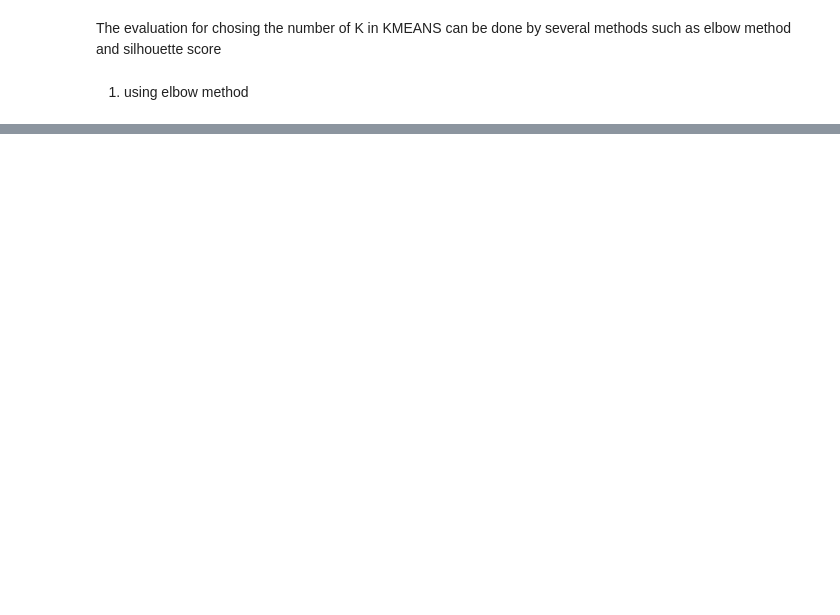
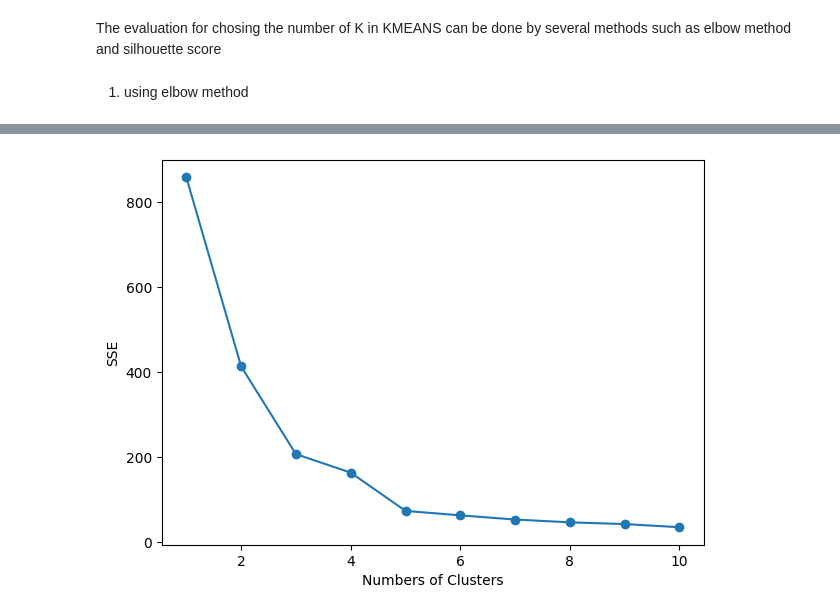
Before and after one commit to Trsh16/TugasW05-Datmin, a Jupyter notebook: Exercise_Week_6_Clustering.ipynb, the cells around one changed output, grey strips where cells are left out. Drawn from its saved outputs; the diff is of its cells as text; code cells hidden in the pictures; blank space fills up the shorter version.

```diff
--- a/Exercise_Week_6_Clustering.ipynb
+++ b/Exercise_Week_6_Clustering.ipynb
@@ -120,5 +159,9 @@ The evaluation for chosing the number of K in KMEANS can be done by several meth
 1. using elbow method
 # %%
 # set the parameter for evaluating K
-
+inertia = []
 # check the inertia for each K
+for k in range(1, 11):
+    kmeans = KMeans(n_clusters=k, init='random', n_init=1, max_iter=300, random_state=42)
+    kmeans.fit(scaled_df)
+    inertia.append(kmeans.inertia_)
@@ -132,0 +168,9 @@ the best k for your model is  5
+# %%
+# manually visualize the elbow method using plotlib
+plt.figure(figsize=(7, 5))
+plt.plot(range(1, 11), inertia, marker='o')
+plt.xlabel("Numbers of Clusters")
+plt.ylabel("SSE")
+plt.show()
+# %% [output]
+[figure, added]
```
Also changed, not shown: parts of 17 cells of this notebook.
